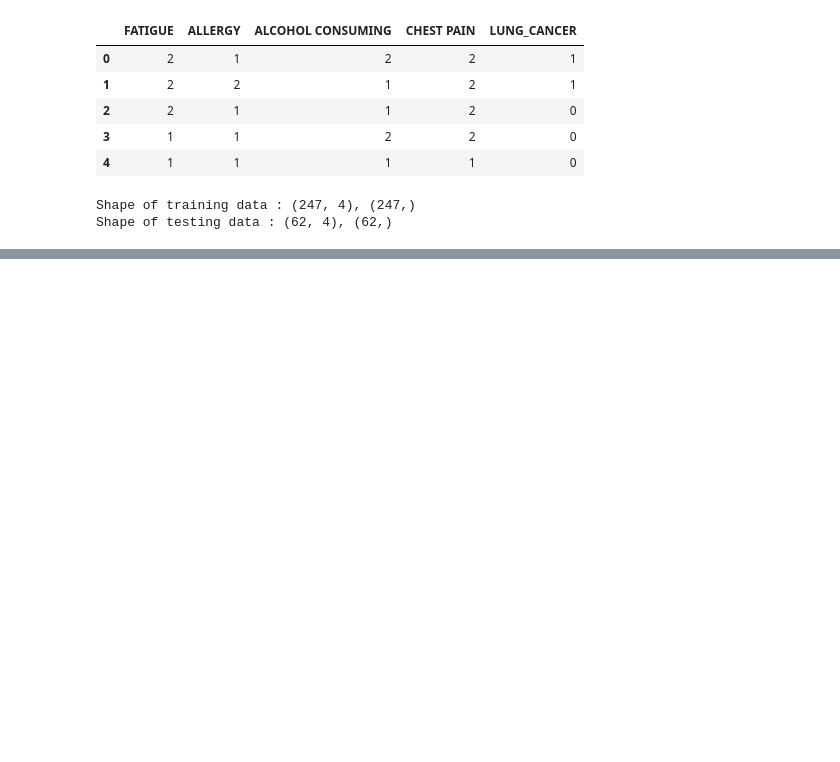
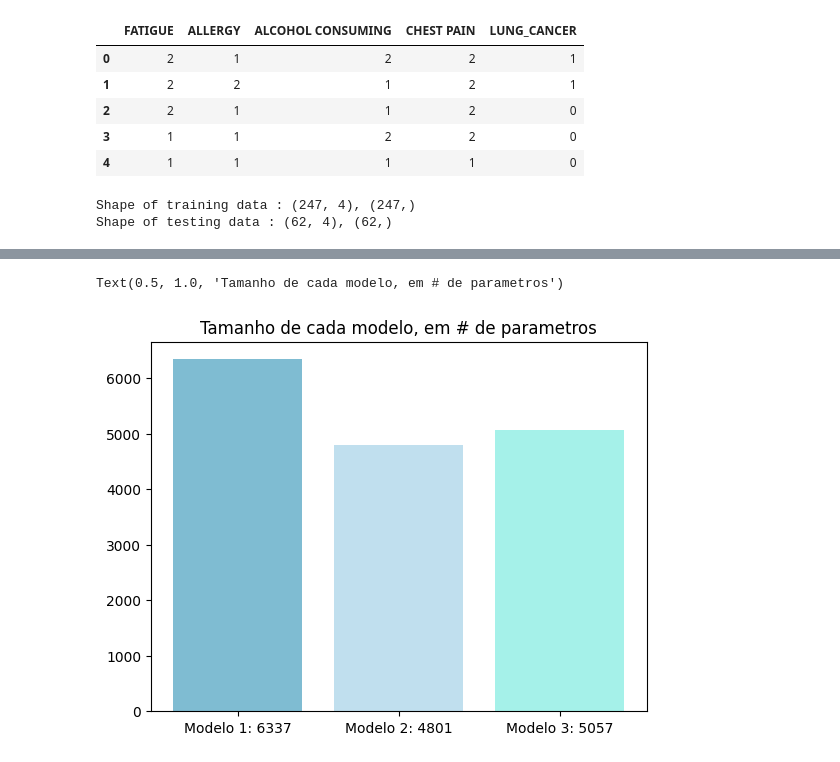
Before and after one commit to JoaoYukio/PCO114, a Jupyter notebook: Tarefa2/AnaliseDosDados.ipynb, the cells around one changed output, grey strips where cells are left out. Saved outputs shown, nothing was run; the diff lists cells and outputs as text; code cells hidden in the pictures; blank space fills up the shorter version.

```diff
--- a/Tarefa2/AnaliseDosDados.ipynb
+++ b/Tarefa2/AnaliseDosDados.ipynb
@@ -533,0 +634,8 @@ Epoch 50/50
+# %%
+models_size = [6337,4801,5057]#pegos dos summarys de cada modelo
+x_title2 = ['Modelo 1: ' + str(models_size[0]) , 'Modelo 2: ' + str(models_size[1]), 'Modelo 3: ' + str(models_size[2])]
+plt.bar(x= x_title2, height= models_size, color = ['#7FBCD2','#C0DFEE' ,'#A5F1E9'])
+plt.title("Tamanho de cada modelo, em # de parametros")
+# %% [output]
+Text(0.5, 1.0, 'Tamanho de cada modelo, em # de parametros')
+[figure, added]
```
Also changed, not shown: parts of 18 cells of this notebook, 2 other files.
